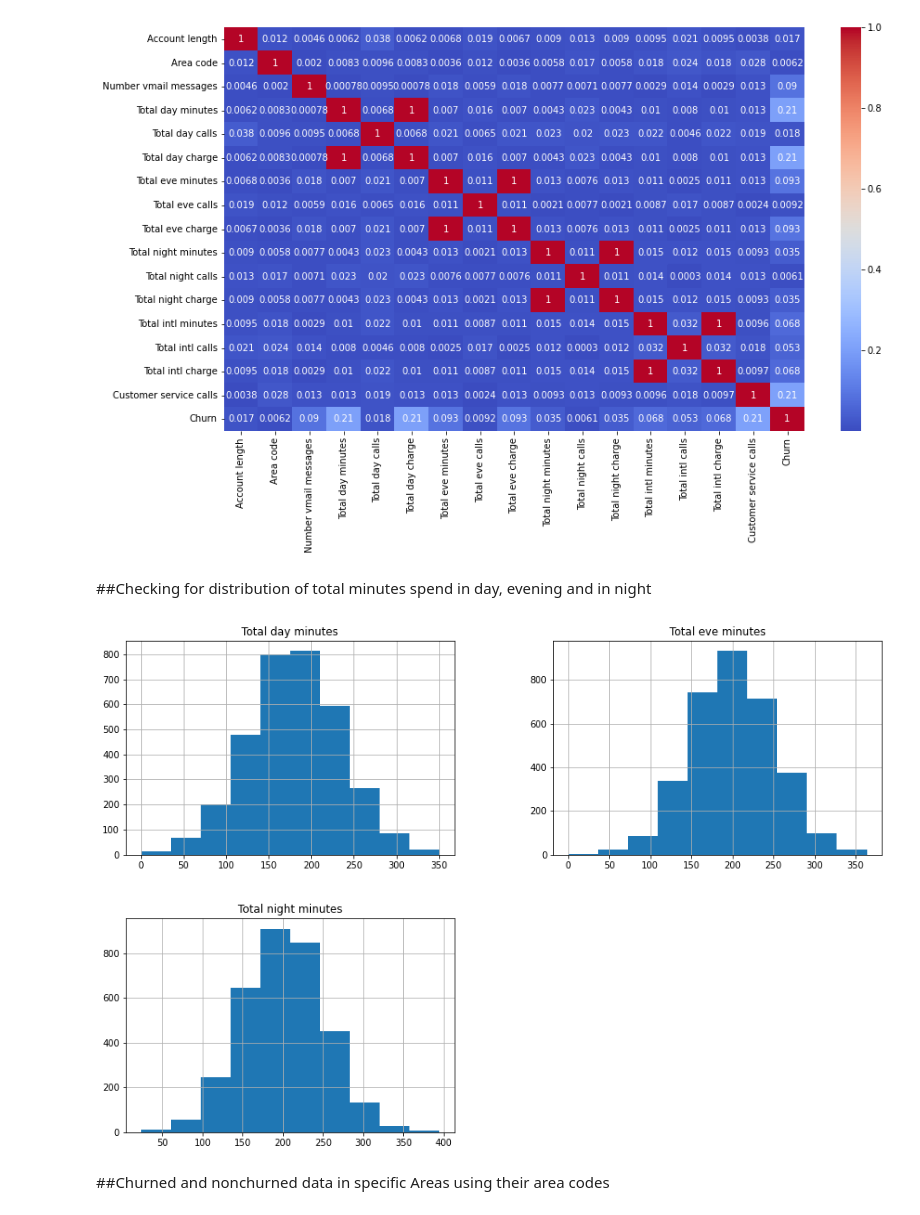
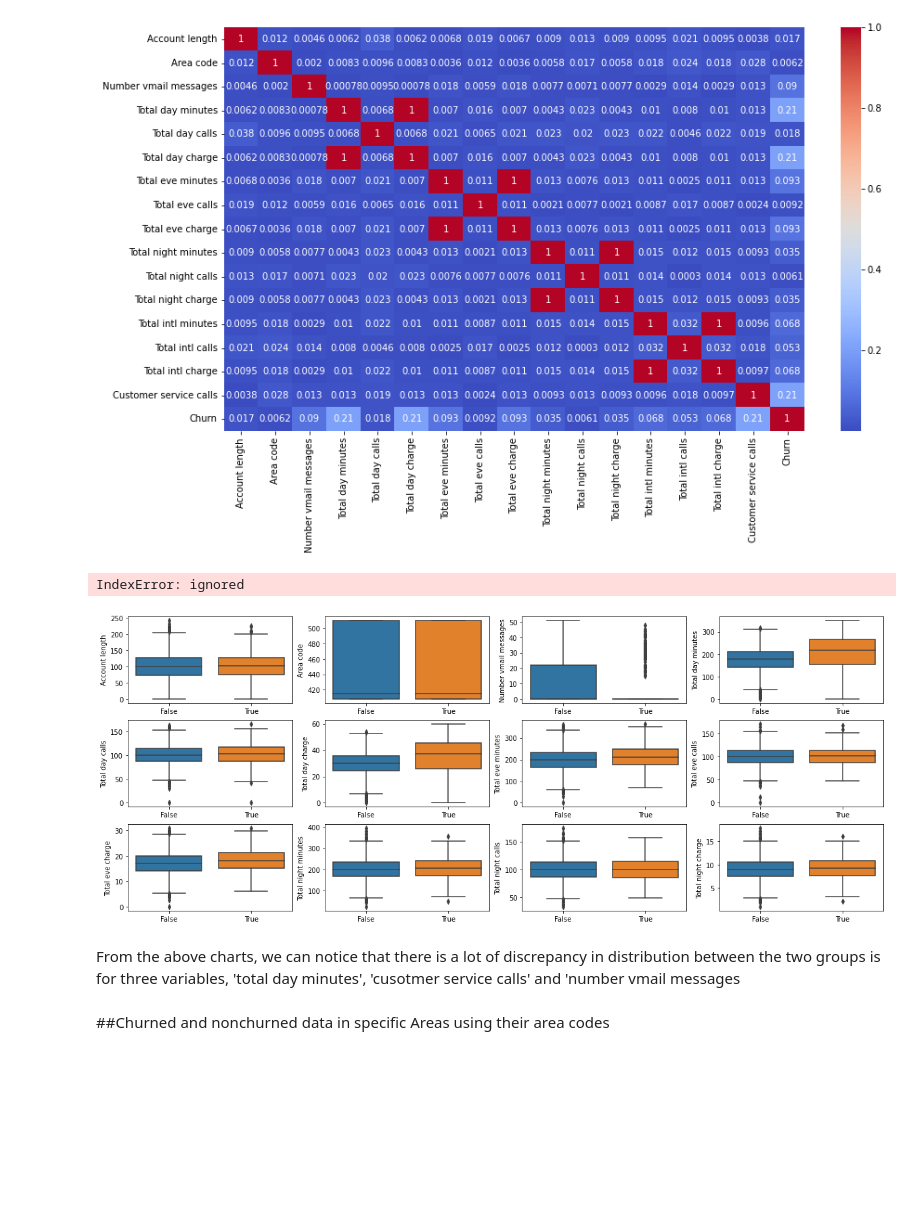
Before and after one commit to Rushikesh3005/Telecom-churn-analysis, a Jupyter notebook: Telecom_Churn_Analysis_Capstone_Project.ipynb, the cells around one changed output. Cells and saved outputs as stored; diff of their text form; code cells hidden in the pictures; blank space fills up the shorter version.

```diff
--- a/Telecom_Churn_Analysis_Capstone_Project.ipynb
+++ b/Telecom_Churn_Analysis_Capstone_Project.ipynb
@@ -250,13 +304,22 @@ sns.heatmap(abs(correlation), annot=True, cmap='coolwarm')
 # %% [output]
 <matplotlib.axes._subplots.AxesSubplot at 0x...>
 [figure]
-# %% [markdown]
-##Checking for distribution of total minutes spend in day, evening and in night
-# %%
-features = ['Total day minutes', 'Total eve minutes','Total night minutes'] #Creating list of columns to be used
-df[features].hist(figsize=(15,10)); #showing distribution by histogram
-# %% [output]
-[figure, removed]
+# %%
+# sometimes we can analyse an ordinal variables just as numerical one
+#numerical_features.remove('Area code')
+
+fig, axes = plt.subplots(nrows=3, ncols=4, figsize=(20,8))
+for idx, feat in enumerate(numerical_features):
+    ax = axes[int(idx / 4), idx % 4]
+    sns.boxplot(x='Churn', y = feat, data=df, ax=ax)
+    ax.set_xlabel('')
+    ax.set_ylabel(feat)
+fig.tight_layout();
+# %% [output]
+IndexError: ignored
+[figure, added]
+# %% [markdown]
+From the above charts, we can notice that there is a lot of discrepancy in distribution between the two groups is for three variables, 'total day minutes', 'cusotmer service calls' and 'number vmail messages
 # %% [markdown]
 ##Churned and nonchurned data in specific Areas using their area codes
 # %%
```
Also changed, not shown: parts of 19 cells of this notebook.
